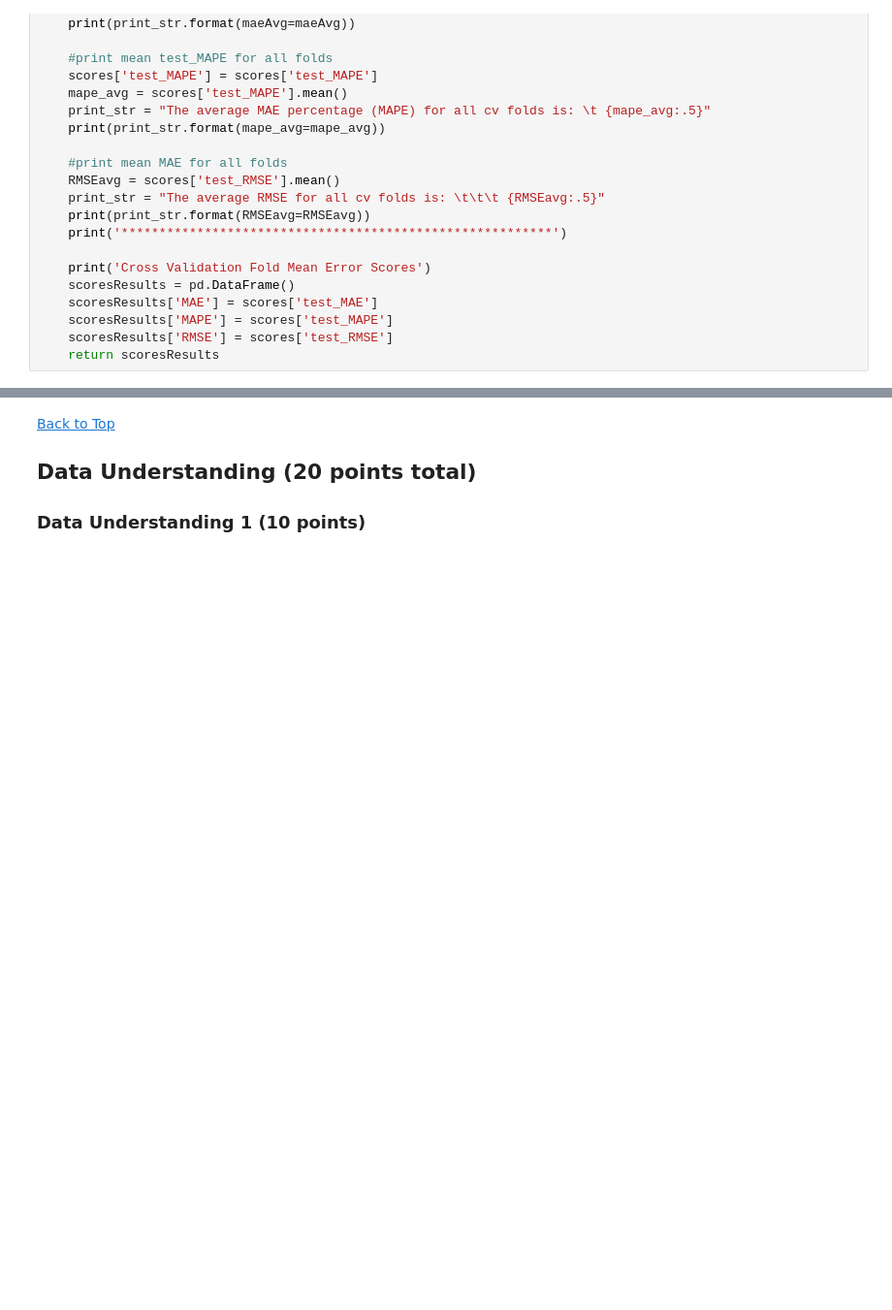
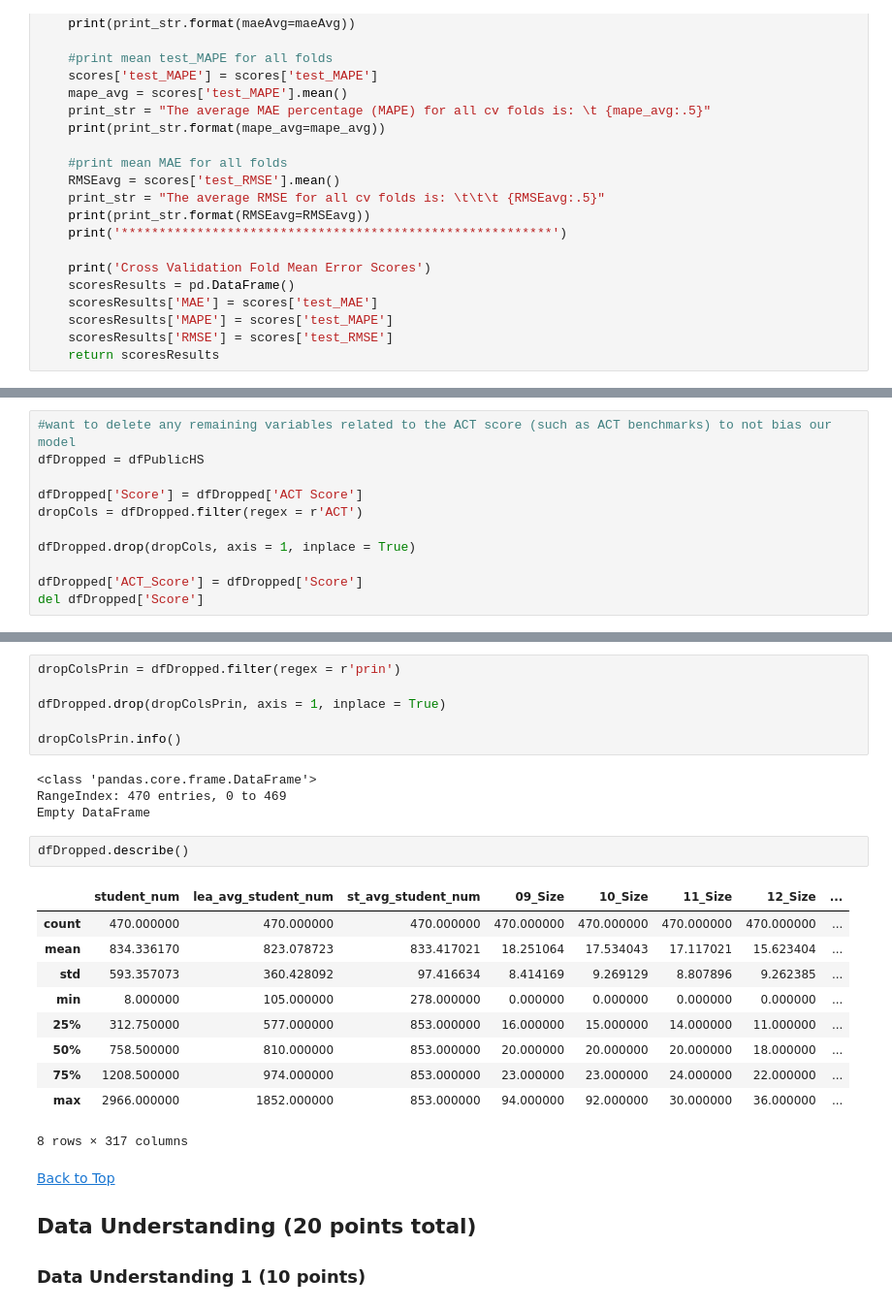
Before and after one commit to crkim13/7331DataMining, a Jupyter notebook: Lab3.ipynb, the cells around one changed output, grey strips where cells are left out. Shown at 97% size. Drawn from its saved outputs; the diff is of its cells as text; blank space fills up the shorter version.

Commit message:
just added same code as Lab2 to delete all ACT related columns that weren't the actual score. also 'prin' but some reason there are no columns named that even though they're in the .csv

```diff
--- a/Lab3.ipynb
+++ b/Lab3.ipynb
@@ -209,0 +211,11 @@ NameError: name 'pd' is not defined
+# %%
+#want to delete any remaining variables related to the ACT score (such as ACT benchmarks) to not bias our model
+dfDropped = dfPublicHS
+
+dfDropped['Score'] = dfDropped['ACT Score']
+dropCols = dfDropped.filter(regex = r'ACT')
+
+dfDropped.drop(dropCols, axis = 1, inplace = True)
+
+dfDropped['ACT_Score'] = dfDropped['Score']
+del dfDropped['Score']
@@ -210,3 +243,26 @@ NameError: name 'pd' is not defined
+# %%
+dropColsPrin = dfDropped.filter(regex = r'prin')
+
+dfDropped.drop(dropColsPrin, axis = 1, inplace = True)
+
+dropColsPrin.info()
+# %% [output]
+<class 'pandas.core.frame.DataFrame'>
+RangeIndex: 470 entries, 0 to 469
+Empty DataFrame
+# %%
+dfDropped.describe()
+# %% [output]
+|  | student_num | lea_avg_student_num | st_avg_student_num | 09_Size | 10_Size | 11_Size | 12_Size | ... |
+| count | 470.000000 | 470.000000 | 470.000000 | 470.000000 | 470.000000 | 470.000000 | 470.000000 | ... |
+| mean | 834.336170 | 823.078723 | 833.417021 | 18.251064 | 17.534043 | 17.117021 | 15.623404 | ... |
+| std | 593.357073 | 360.428092 | 97.416634 | 8.414169 | 9.269129 | 8.807896 | 9.262385 | ... |
+| min | 8.000000 | 105.000000 | 278.000000 | 0.000000 | 0.000000 | 0.000000 | 0.000000 | ... |
+| 25% | 312.750000 | 577.000000 | 853.000000 | 16.000000 | 15.000000 | 14.000000 | 11.000000 | ... |
+| 50% | 758.500000 | 810.000000 | 853.000000 | 20.000000 | 20.000000 | 20.000000 | 18.000000 | ... |
+| 75% | 1208.500000 | 974.000000 | 853.000000 | 23.000000 | 23.000000 | 24.000000 | 22.000000 | ... |
+| max | 2966.000000 | 1852.000000 | 853.000000 | 94.000000 | 92.000000 | 30.000000 | 36.000000 | ... |
+8 rows × 317 columns
 # %% [markdown]
 <a href="#top">Back to Top</a>
 ## Data Understanding (20 points total)
```
Also changed, not shown: parts of 3 cells of this notebook.
